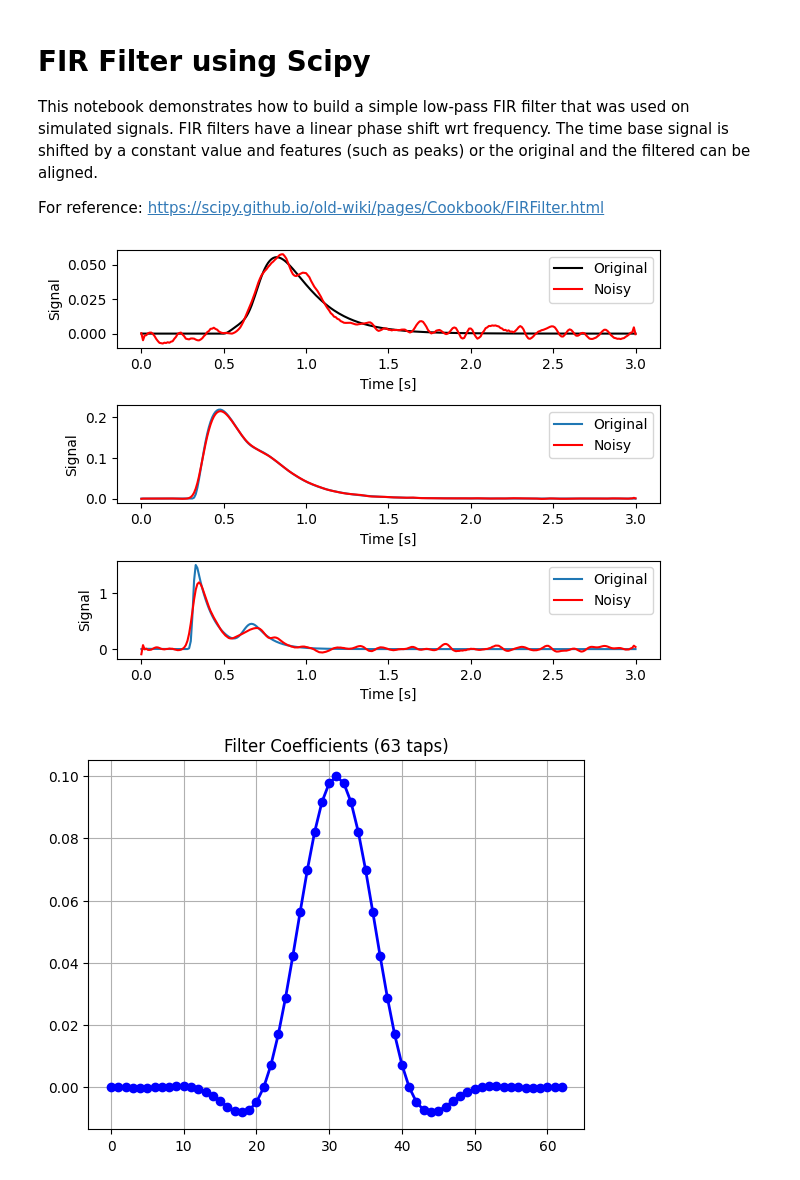
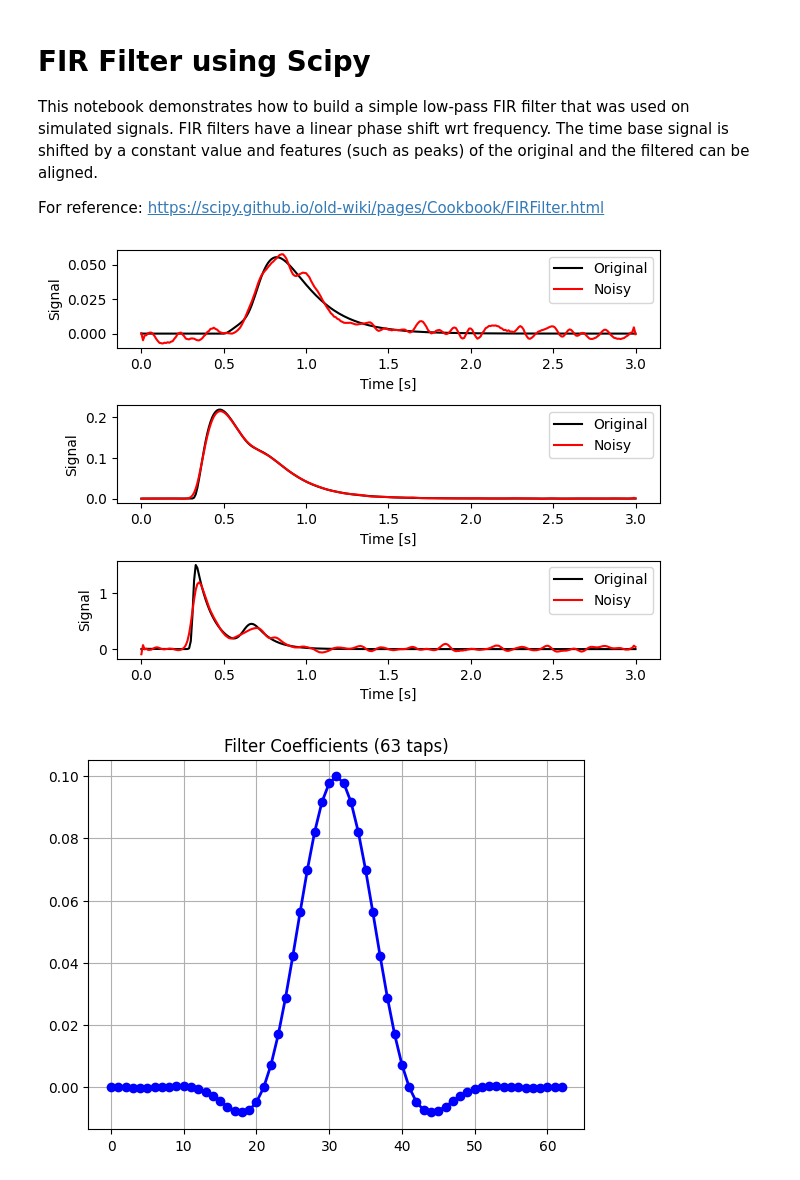
Before and after one commit to ai-quant/Fourier-and-Wavelet, a Jupyter notebook: FIR.ipynb, the cells around one changed output. Saved outputs shown, nothing was run; the diff lists cells and outputs as text; code cells hidden in the pictures.

Commit message:
Corrections to plotting function

```diff
--- a/FIR.ipynb
+++ b/FIR.ipynb
@@ -1,7 +1,7 @@
 # %% [markdown]
 # FIR Filter using Scipy
 
-This notebook demonstrates how to build a simple low-pass FIR filter that was used on simulated signals.  FIR filters have a linear phase shift wrt frequency.  The time base signal is shifted by a constant value and features (such as peaks) or the original and the filtered can be aligned.
+This notebook demonstrates how to build a simple low-pass FIR filter that was used on simulated signals.  FIR filters have a linear phase shift wrt frequency.  The time base signal is shifted by a constant value and features (such as peaks) of the original and the filtered can be aligned.
 
 For reference:  https://scipy.github.io/old-wiki/pages/Cookbook/FIRFilter.html
 # %%
@@ -28,28 +28,28 @@ z_n = noisy_data[:,3]
 # %%
 fig, axs = plt.subplots(3, 1)
 
 axs[0].plot(t, x, 'black', label='Original')
 axs[0].plot(t, x_n, 'red', label='Noisy')
 axs[0].set_xlabel(label_x_axis)
 axs[0].set_ylabel(label_y_axis)
 axs[0].legend()
 
-axs[1].plot(t, y, label='Original')
+axs[1].plot(t, y, 'black', label='Original')
 axs[1].plot(t, y_n, 'red', label='Noisy')
 axs[1].set_xlabel(label_x_axis)
 axs[1].set_ylabel(label_y_axis)
 axs[1].legend()
 
-axs[2].plot(t, z, label='Original')
+axs[2].plot(t, z, 'black', label='Original')
 axs[2].plot(t, z_n, 'red', label='Noisy')
 axs[2].set_xlabel(label_x_axis)
 axs[2].set_ylabel(label_y_axis)
 axs[2].legend()
 
 fig.tight_layout(pad=1.0)
 plt.show()
 # %% [output]
-[figure, old version]
+[figure, new version]
 # %%
 # Filter design is based on a set of criteria, such as cut-off frequencies, ripple, gain, etc
 # I used the tool at http://t-filter.engineerjs.com to come up with a simple low-pass filter
```
Also changed, not shown: parts of 4 cells of this notebook, 1 other file.
